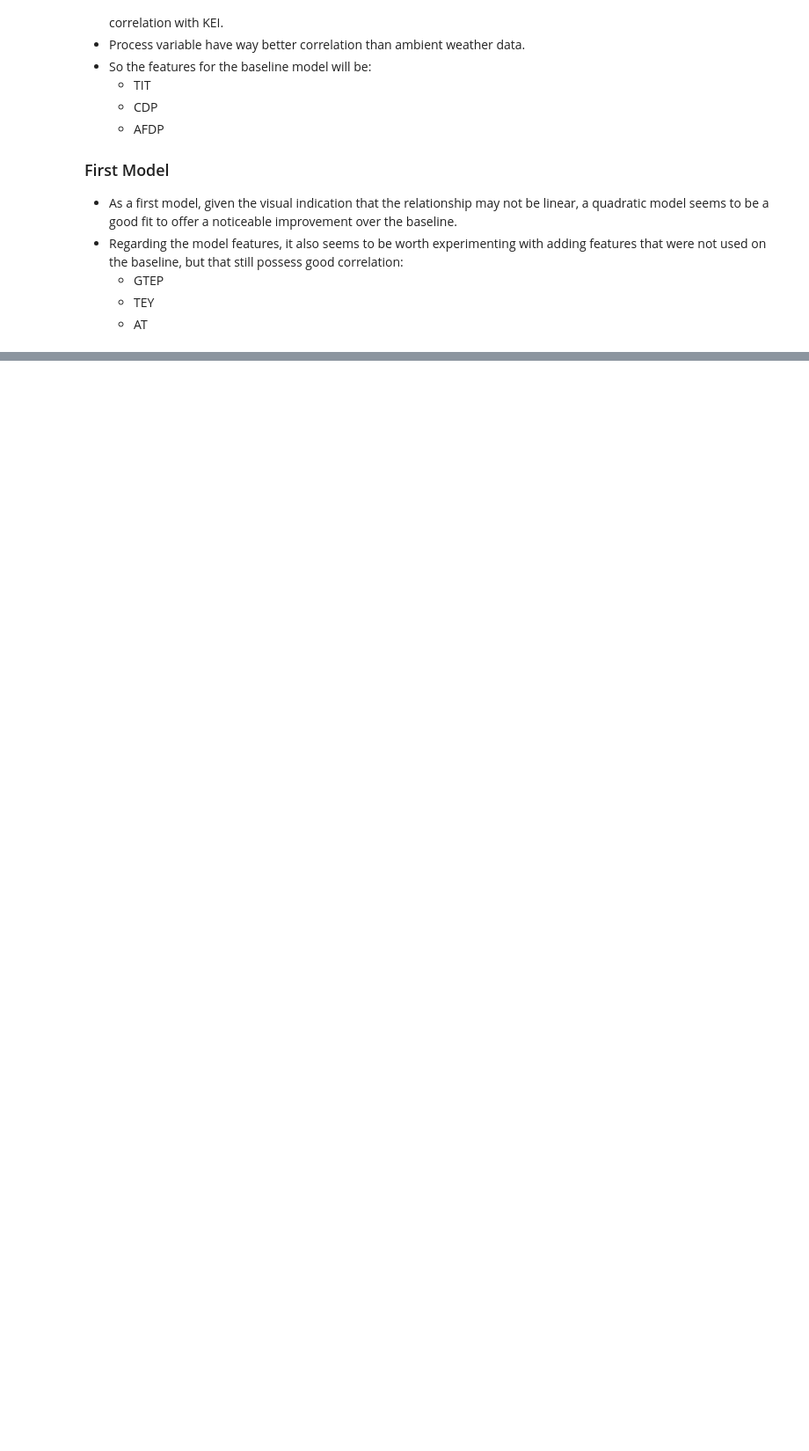
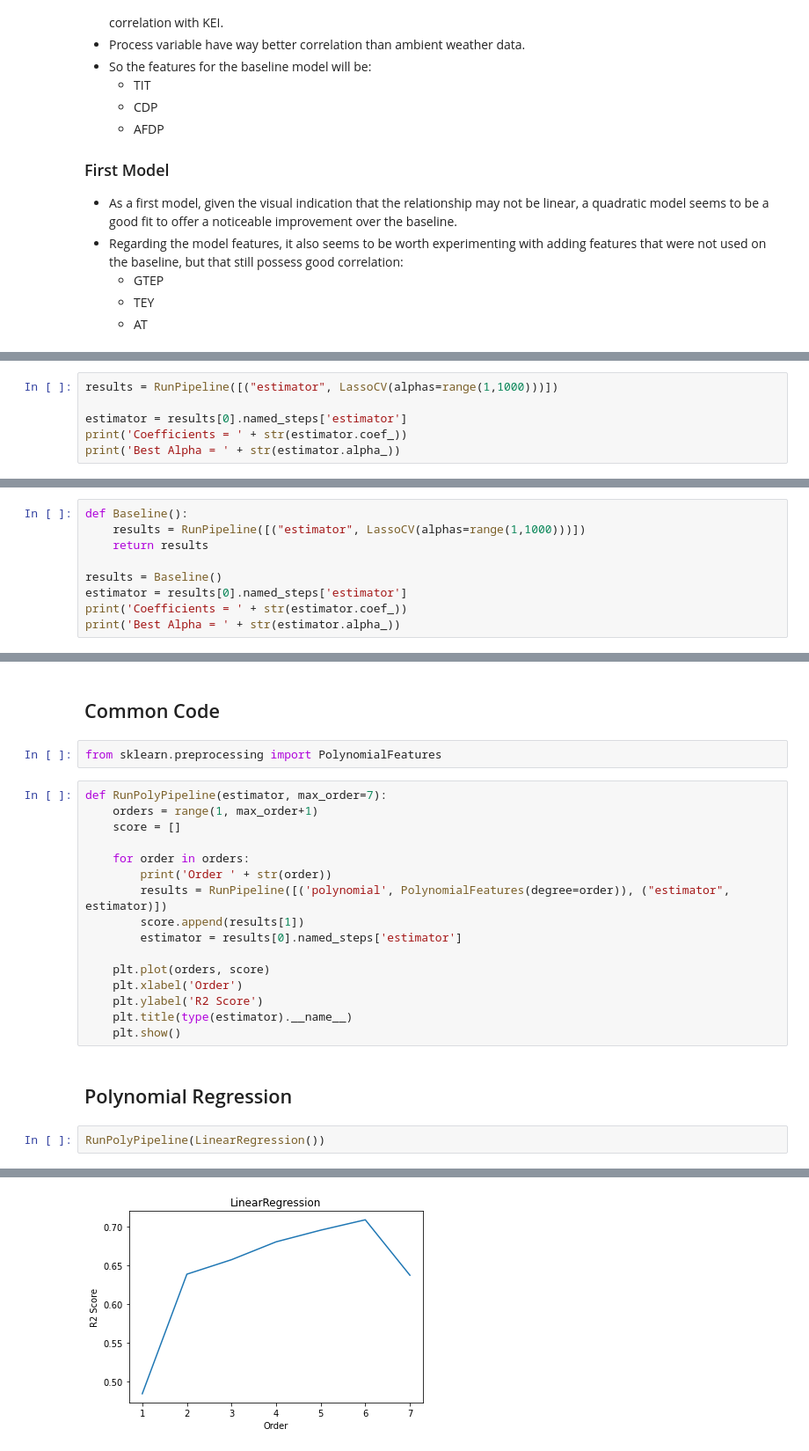
Before and after one commit to bouzanb/capstone-csuf, a Jupyter notebook: Capstone Notebook.ipynb, the cells around one changed output, grey strips where cells are left out. Shown at 88% size. Drawn from its saved outputs; the diff is of its cells as text; blank space fills up the shorter version.

```diff
--- a/Capstone Notebook.ipynb
+++ b/Capstone Notebook.ipynb
@@ -657,0 +739,6 @@ Text(0, 0.5, 'Normalized Value')
+# %%
+results = RunPipeline([("estimator", LassoCV(alphas=range(1,1000)))])
+
+estimator = results[0].named_steps['estimator']
+print('Coefficients = ' + str(estimator.coef_))
+print('Best Alpha = ' + str(estimator.alpha_))
@@ -657,0 +758,9 @@ Text(0, 0.5, 'Normalized Value')
+# %%
+def Baseline():
+    results = RunPipeline([("estimator", LassoCV(alphas=range(1,1000)))])
+    return results
+
+results = Baseline()
+estimator = results[0].named_steps['estimator']
+print('Coefficients = ' + str(estimator.coef_))
+print('Best Alpha = ' + str(estimator.alpha_))
@@ -657,0 +774,25 @@ Text(0, 0.5, 'Normalized Value')
+# %% [markdown]
+## Common Code
+# %%
+from sklearn.preprocessing import PolynomialFeatures
+# %%
+def RunPolyPipeline(estimator, max_order=7):
+    orders = range(1, max_order+1)
+    score = []
+
+    for order in orders:
+        print('Order ' + str(order))
+        results = RunPipeline([('polynomial', PolynomialFeatures(degree=order)), ("estimator", estimator)])
+        score.append(results[1])
+        estimator = results[0].named_steps['estimator']
+
+    plt.plot(orders, score)
+    plt.xlabel('Order')
+    plt.ylabel('R2 Score')
+    plt.title(type(estimator).__name__)
+    plt.show()
+# %% [markdown]
+## Polynomial Regression
+# %%
+RunPolyPipeline(LinearRegression())
+# %% [output]
@@ -657,0 +816 @@ Text(0, 0.5, 'Normalized Value')
+[figure, added]
```
Also changed, not shown: parts of 39 cells of this notebook.
